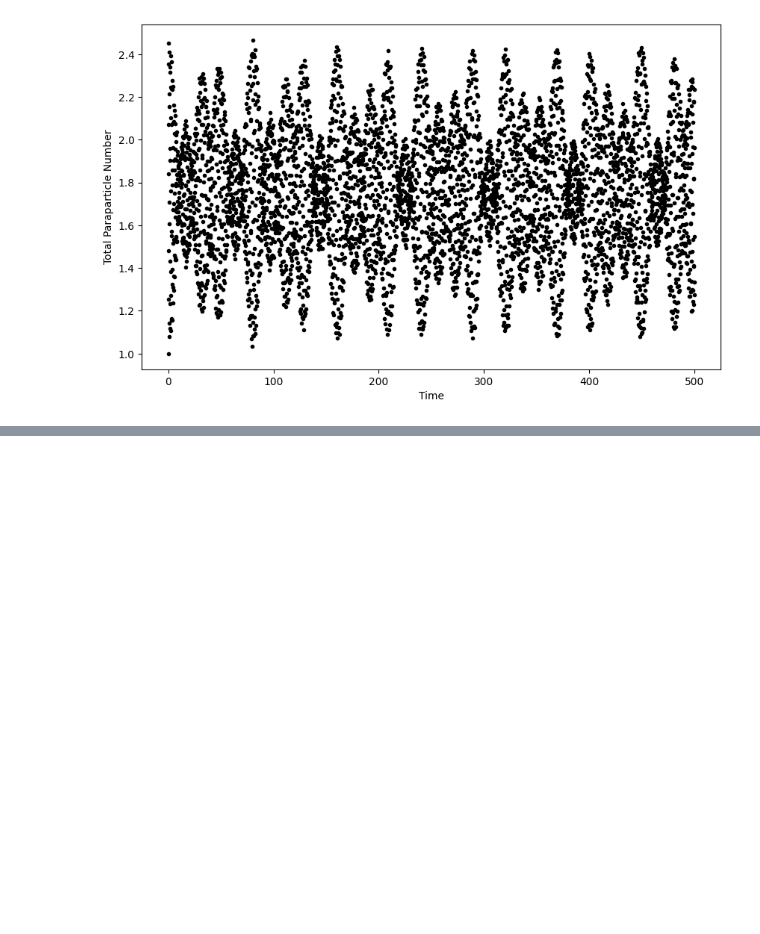
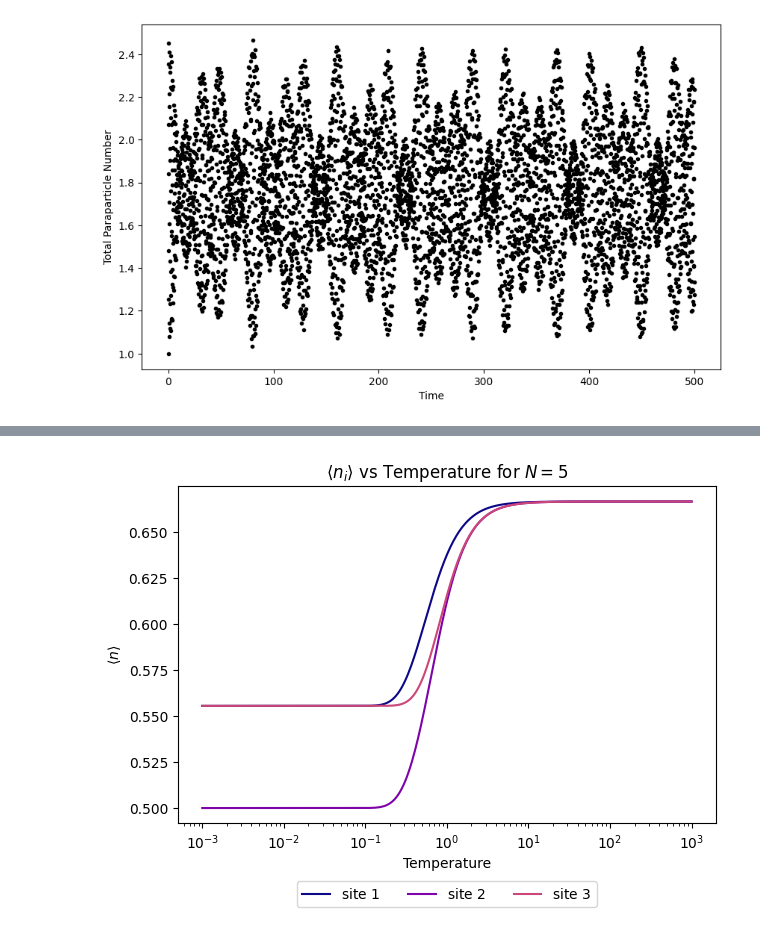
Before and after one commit to jwdesroches/synthetic_dimensions, a Jupyter notebook: paraparticles/checking_with_joe_hang.ipynb, the cells around one changed output, grey strips where cells are left out. Cells and saved outputs as stored; diff of their text form; code cells hidden in the pictures; blank space fills up the shorter version.

```diff
--- a/paraparticles/checking_with_joe_hang.ipynb
+++ b/paraparticles/checking_with_joe_hang.ipynb
@@ -107,0 +124,30 @@ print(np.shape(total_paraparticle_number_operator))
+# %%
+N = 5
+M = 3
+V = 1
+
+fig, ax = plt.subplots()
+colors = get_cmap("plasma", len(range(N)))
+
+for idx, site_index in enumerate(range(N//2+1)):
+    operator = construct_site_paraparticle_number_operator(N, site_index = site_index+1)
+
+    exp_values = []
+    hamiltonian = construct_hamiltonian(N, M, V, mu = 0, J = 0)
+    eigenvalues, eigenvectors = exact_diagonalize(hamiltonian)
+
+    for beta in betas:
+        exp_value = calculate_finite_temperature_expectation_value(operator, beta, eigenvalues, eigenvectors)
+        exp_values.append(exp_value)
+
+    ax.plot(temperatures, exp_values, color = colors(idx), label=f"site ${site_index+1}$")
+
+ax.set_xscale("log")
+ax.set_xlabel("Temperature")
+ax.set_ylabel("$\langle n \\rangle $")
+ax.set_title(f"$\langle n_i \\rangle$ vs Temperature for $N={N}$")
+ax.legend(loc='upper center', bbox_to_anchor=(0.5, -0.15), ncols=5)
+plt.tight_layout()
+plt.show()
+# %% [output]
+[figure, added]
```
Also changed, not shown: parts of 6 cells of this notebook, 1 other file.
